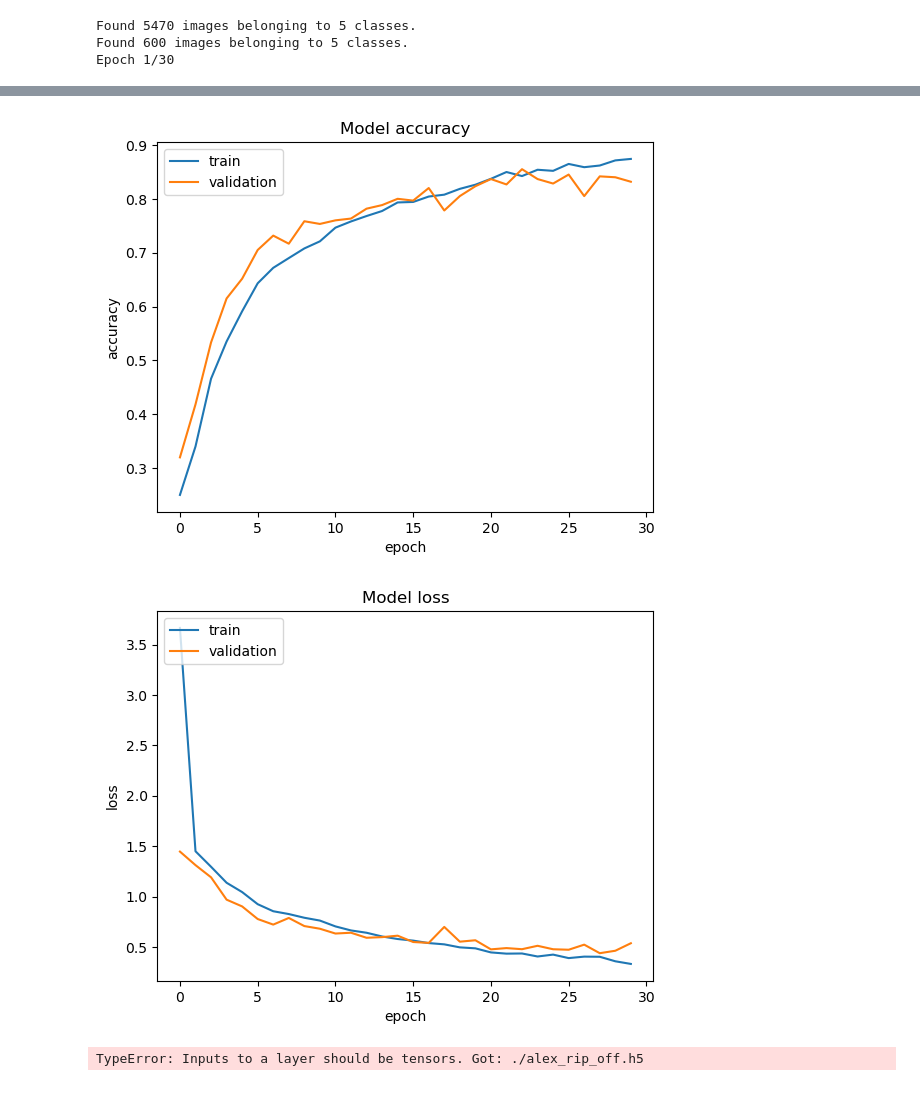
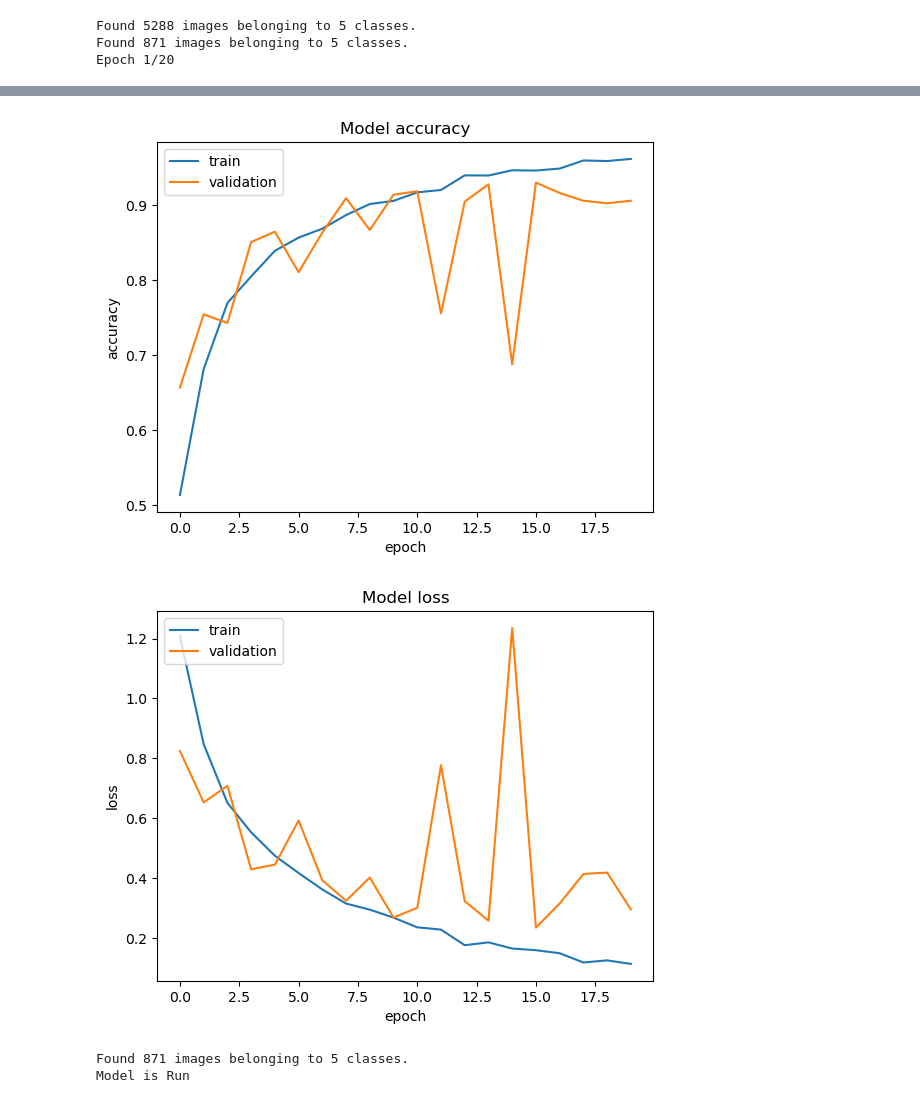
Before and after one commit to m0n1sh/dsci_project_team_2, a Jupyter notebook: final_submission_base_model.ipynb, the cells around one changed output, grey strips where cells are left out. Saved outputs shown, nothing was run; the diff lists cells and outputs as text; code cells hidden in the pictures.

```diff
--- a/final_submission_base_model.ipynb
+++ b/final_submission_base_model.ipynb
@@ -90,7 +90,7 @@ class AlexRipOff:
 
         self.add_dense_layer(self.number_of_classes, 'softmax')
 
-        self.compile_model(tf.keras.optimizers.Adam(0.001), 'categorical_crossentropy', ['accuracy'])
+        self.compile_model(tf.keras.optimizers.Adam(0.0001), 'categorical_crossentropy', ['accuracy'])
 
 
     def image_loaders(self,type_of_data):
@@ -140,10 +140,7 @@ class AlexRipOff:
 
         model_report = self.model.fit(train_loader,
                                       epochs           = self.epochs,
-#                                       steps_per_epoch  = train_number,
                                       validation_data  = valid_loader,
-#                                       validation_steps = valid_number,
-#                                       callbacks=callback_list,
                                       verbose          = 2)
         print(self.model.summary())
 
@@ -175,7 +172,7 @@ class AlexRipOff:
 
     def random_image_check(self):
 
-        class_names = os.listdir('small_folder')
+        class_names = os.listdir('test')
 
 
         valid_loader = self.image_loaders("validation")
@@ -211,13 +208,13 @@ if __name__ == "__main__":
     from tensorflow.keras.utils import to_categorical
 
 
-    epochs                 = 30
-    data_loader_batch_size = 32
+    epochs                 = 20
+    data_loader_batch_size = 12
     image_height           = 227
     image_width            = 227
     train_dataset_path     = "small_folder"
     valid_dataset_path     = "test"
-    model_path             = "./alex_rip_off.h5"
+    model_path             = "./alex_rip_off_pizza_included.h5"
     number_of_classes      = 5
 
 
@@ -232,6 +229,6 @@ if __name__ == "__main__":
 
     print("Model is Run")
 # %% [output]
-Found 5470 images belonging to 5 classes.
-Found 600 images belonging to 5 classes.
-Epoch 1/30
+Found 5288 images belonging to 5 classes.
+Found 871 images belonging to 5 classes.
+Epoch 1/20
@@ -253,7 +250,8 @@ Epoch 7/30
 Trainable params: 62,383,349
 Non-trainable params: 0
 _________________________________________________________________
 None
-[figure, old version]
+[figure, new version]
-[figure, old version]
+[figure, new version]
-TypeError: Inputs to a layer should be tensors. Got: ./alex_rip_off.h5
+Found 871 images belonging to 5 classes.
+Model is Run
```
Also changed, not shown: parts of 1 cell of this notebook.
